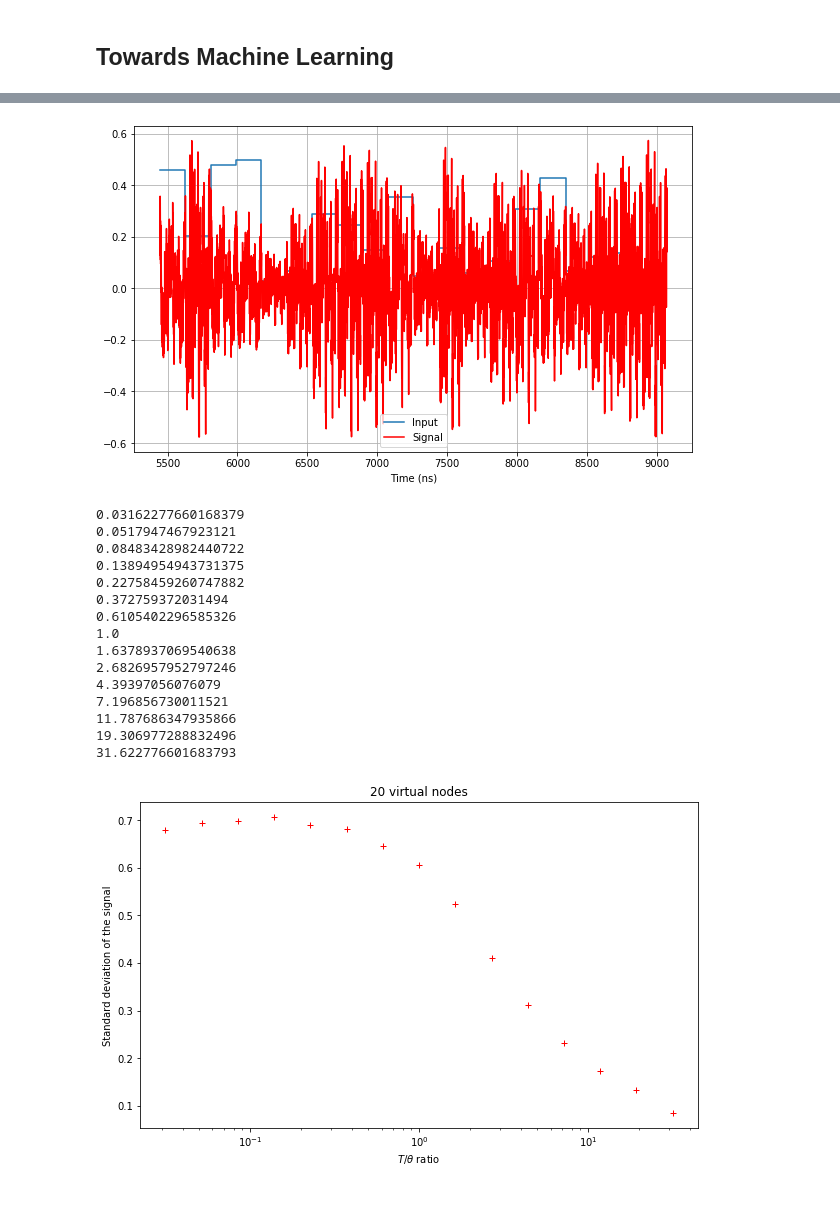
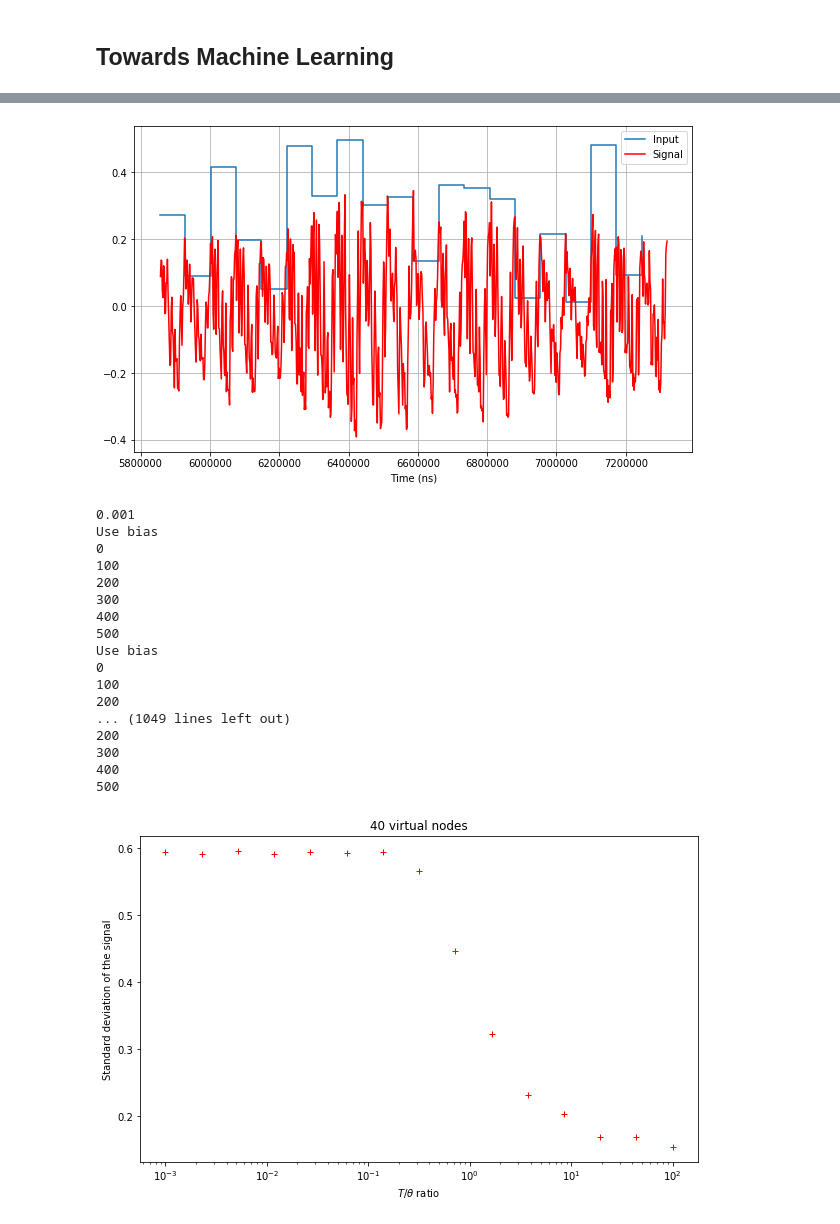
Before and after one commit to spintronic-computing-group/spnc, a Jupyter notebook: notebooks/SPNC-anisotropy/SP_anisotropy_learning.ipynb, the cells around one changed output, grey strips where cells are left out. Saved outputs shown, nothing was run; the diff lists cells and outputs as text; code cells hidden in the pictures.

```diff
--- a/notebooks/SPNC-anisotropy/SP_anisotropy_learning.ipynb
+++ b/notebooks/SPNC-anisotropy/SP_anisotropy_learning.ipynb
@@ -174,6 +174,9 @@ plt.show()
 [figure]
 # %% [markdown]
 ## Towards Machine Learning
+# %%
+#Ignore the first 50 elements of the output
+spacer = 50
 # %%
 def Ridge_regression(S, Y, alpha):
     '''
@@ -195,11 +198,11 @@ def Ridge_regression(S, Y, alpha):
 # %%
 def NARMA10(Ns):
     # Ns is the number of samples
-    u = np.random.random(Ns+50)*0.5
-    y = np.zeros(Ns+50)
-    for k in range(10,Ns+50):
+    u = np.random.random(Ns+50+spacer)*0.5
+    y = np.zeros(Ns+50+spacer)
+    for k in range(10,Ns+50+spacer):
         y[k] = 0.3*y[k-1] + 0.05*y[k-1]*np.sum(y[k-10:k]) + 1.5*u[k-1]*u[k-10] + 0.1
-    return(u[50:],y[50:])
+    return(u[50:],y[50+spacer:])
 # %%
 def mask_NARMA10(m0,Nvirt):
     # Nvirt is the number of virtual nodes
@@ -302,8 +364,9 @@ class Single_Node_Reservoir_NARMA10:
 Ntrain = 50
 (u,y) = NARMA10(Ntrain)
 
-net = Single_Node_Reservoir_NARMA10(400,5)
+net = Single_Node_Reservoir_NARMA10(40,1e-3,1e-1,0.25)
 time_u = net.get_time_list_u(u)
+time_y = net.get_time_list_y(y)
 # %%
 plt.figure(figsize=(10,6))
 plt.plot(time_u,u,drawstyle='steps-post',label="Input")
@@ -325,20 +385,20 @@ time_S = net.get_time_list_S(S)
 # %%
 plt.figure(figsize=(10,6))
 L = 20
 plt.grid(True)
 plt.plot(time_u[-L:],u[-L:],drawstyle='steps-post',label="Input")
 #plt.plot(time_S[-L*net.Nvirt:],J.flatten()[-L*net.Nvirt:],drawstyle='steps-post',label="Transformed input")
-plt.plot(time_S[-L*net.Nvirt:],S.flatten()[-L*net.Nvirt:],'r-',label="Signal")
+plt.plot(time_S[-L*net.Nvirt:],S[:,:-1].flatten()[-L*net.Nvirt:],'r-',label="Signal")
 plt.legend(loc="best")
 plt.xlabel("Time (ns)")
 #plt.ylim(-0.6,0.6)
 plt.show()
 # %% [output]
-[figure, old version]
+[figure, new version]
 # %%
-T_theta_list = np.logspace(-1.5,1.5,15)
+T_theta_list = np.logspace(-3,2,15)
 amplitude = []
-Ntrain = 50
+Ntrain = 500
 (u,y) = NARMA10(Ntrain)
 N_mean = 10
 L = 20
@@ -346,7 +406,7 @@ for T_t in T_theta_list:
     print(T_t)
     amp_mean = 0
     for i in range(N_mean):
-        net = Single_Node_Reservoir_NARMA10(20,T_t)
+        net = Single_Node_Reservoir_NARMA10(40,T_t,1,0.)
         (J,S) = net.gen_signal(u)
         #M = max(S.flatten()[-L*net.Nvirt:])
         #m = min(S.flatten()[-L*net.Nvirt:])
@@ -354,29 +414,31 @@ for T_t in T_theta_list:
         amp_mean += np.std(S.flatten())
     amplitude.append(amp_mean/N_mean)
 # %% [output]
-0.03162277660168379
-0.0517947467923121
-0.08483428982440722
-0.13894954943731375
-0.22758459260747882
-0.372759372031494
-0.6105402296585326
-1.0
-1.6378937069540638
-2.6826957952797246
-4.39397056076079
-7.196856730011521
-11.787686347935866
-19.306977288832496
-31.622776601683793
+0.001
+Use bias
+0
+100
+200
+300
+400
+500
+Use bias
+0
+100
+200
+... (1049 lines left out)
+200
+300
+400
+500
 # %%
 plt.figure(figsize=(10,6))
 plt.plot(T_theta_list,amplitude,'r+')
 plt.xscale("log")
 plt.xlabel(r'$T/\theta$'+" ratio")
 plt.ylabel("Standard deviation of the signal")
-plt.title("20 virtual nodes")
+plt.title("40 virtual nodes")
 plt.show()
 # %% [output]
-[figure, old version]
+[figure, new version]
 # %%
```
Also changed, not shown: parts of 112 cells of this notebook, 3 other files.
